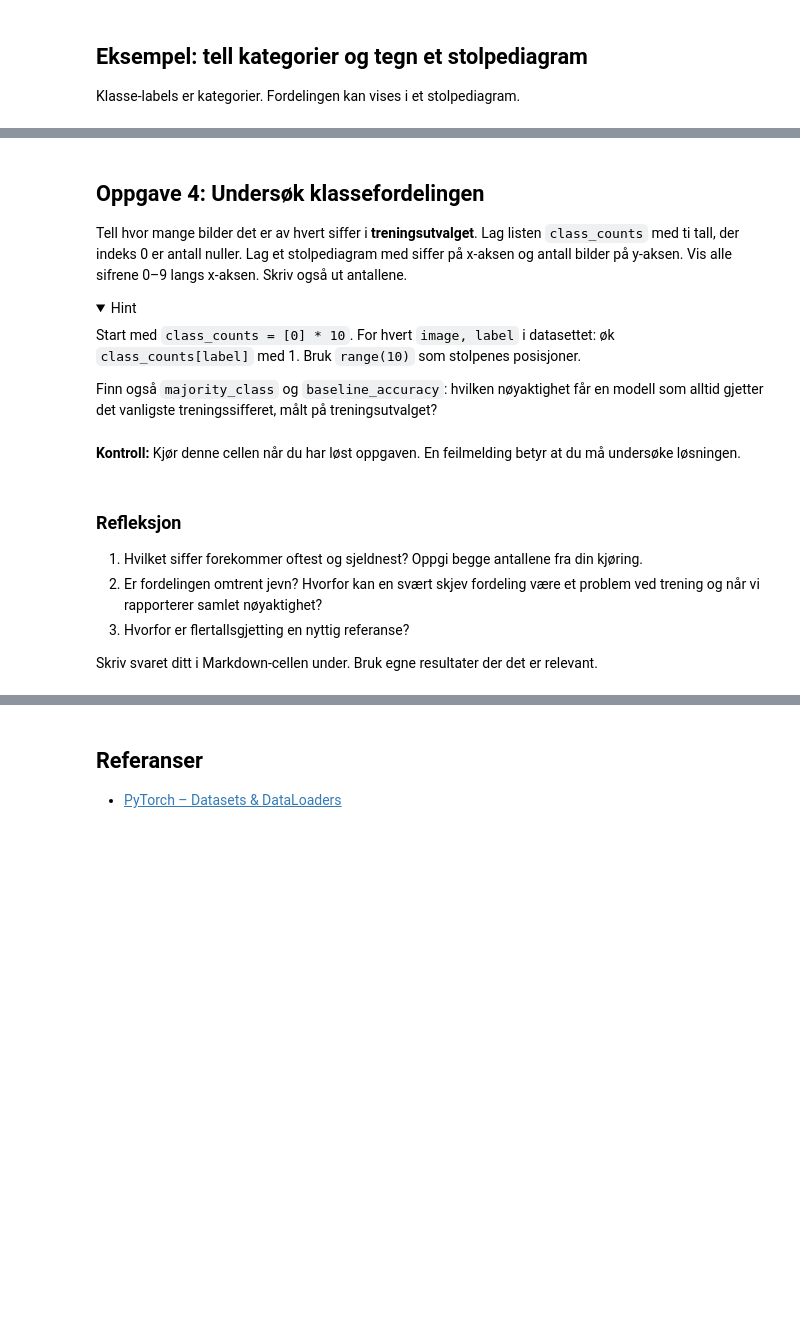
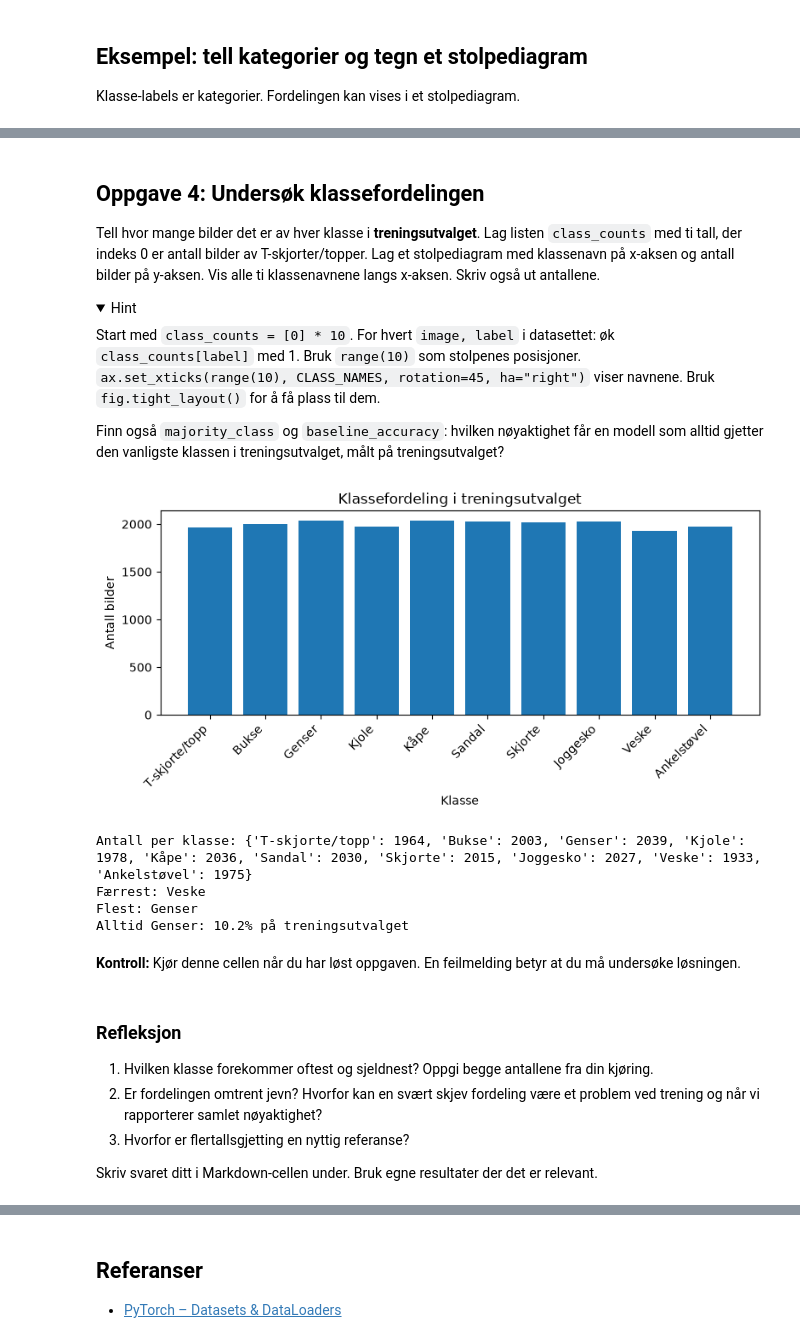
Before and after one commit to namsmann1/ks-pytorch, a Jupyter notebook: solutions/02_bilder.ipynb, the cells around one changed output, grey strips where cells are left out. Cells and saved outputs as stored; diff of their text form; code cells hidden in the pictures; folded sections open; blank space fills up the shorter version.

```diff
--- a/solutions/02_bilder.ipynb
+++ b/solutions/02_bilder.ipynb
@@ -215,37 +258,46 @@ plt.show()
 # %% [markdown]
 ## Oppgave 4: Undersøk klassefordelingen
 
-Tell hvor mange bilder det er av hvert siffer i **treningsutvalget**.
-Lag listen `class_counts` med ti tall, der indeks 0 er antall nuller.
-Lag et stolpediagram med siffer på x-aksen og antall bilder på y-aksen.
-Vis alle sifrene 0–9 langs x-aksen. Skriv også ut antallene.
+Tell hvor mange bilder det er av hver klasse i **treningsutvalget**.
+Lag listen `class_counts` med ti tall, der indeks 0 er antall bilder av T-skjorter/topper.
+Lag et stolpediagram med klassenavn på x-aksen og antall bilder på y-aksen.
+Vis alle ti klassenavnene langs x-aksen. Skriv også ut antallene.
 
 <details>
 <summary>Hint</summary>
 
 Start med `class_counts = [0] * 10`. For hvert `image, label` i datasettet:
 øk `class_counts[label]` med 1. Bruk `range(10)` som stolpenes posisjoner.
+`ax.set_xticks(range(10), CLASS_NAMES, rotation=45, ha="right")` viser navnene.
+Bruk `fig.tight_layout()` for å få plass til dem.
 
 </details>
 
 Finn også `majority_class` og `baseline_accuracy`: hvilken nøyaktighet får
-en modell som alltid gjetter det vanligste treningssifferet, målt på treningsutvalget?
+en modell som alltid gjetter den vanligste klassen i treningsutvalget, målt på treningsutvalget?
 # %%
 class_counts = [0] * 10
 for image, label in train_data:
     class_counts[label] += 1
 fig, ax = plt.subplots(figsize=(8, 4))
 ax.bar(range(10), class_counts)
-ax.set(xlabel="Siffer", ylabel="Antall bilder", title="Klassefordeling i treningsutvalget")
-ax.set_xticks(range(10))
+ax.set(xlabel="Klasse", ylabel="Antall bilder", title="Klassefordeling i treningsutvalget")
+ax.set_xticks(range(10), CLASS_NAMES, rotation=45, ha="right")
+fig.tight_layout()
 plt.show()
-print("Antall per siffer:", dict(enumerate(class_counts)))
-print("Færrest:", min(range(10), key=lambda digit: class_counts[digit]))
-print("Flest:", max(range(10), key=lambda digit: class_counts[digit]))
+print("Antall per klasse:", dict(zip(CLASS_NAMES, class_counts)))
+print("Færrest:", CLASS_NAMES[min(range(10), key=lambda class_index: class_counts[class_index])])
+print("Flest:", CLASS_NAMES[max(range(10), key=lambda class_index: class_counts[class_index])])
 
-majority_class = max(range(10), key=lambda digit: class_counts[digit])
+majority_class = max(range(10), key=lambda class_index: class_counts[class_index])
 baseline_accuracy = class_counts[majority_class] / len(train_data)
-print(f"Alltid {majority_class}: {baseline_accuracy:.1%} på treningsutvalget")
+print(f"Alltid {CLASS_NAMES[majority_class]}: {baseline_accuracy:.1%} på treningsutvalget")
+# %% [output]
+[figure, added]
+Antall per klasse: {'T-skjorte/topp': 1964, 'Bukse': 2003, 'Genser': 2039, 'Kjole': 1978, 'Kåpe': 2036, 'Sandal': 2030, 'Skjorte': 2015, 'Joggesko': 2027, 'Veske': 1933, 'Ankelstøvel': 1975}
+Færrest: Veske
+Flest: Genser
+Alltid Genser: 10.2% på treningsutvalget
 # %% [markdown]
 **Kontroll:** Kjør denne cellen når du har løst oppgaven. En feilmelding betyr at du må undersøke løsningen.
 # %%
@@ -258,7 +310,7 @@ assert baseline_accuracy == max(class_counts) / len(train_data)
 # %% [markdown]
 ### Refleksjon
 
-1. Hvilket siffer forekommer oftest og sjeldnest? Oppgi begge antallene fra din kjøring.
+1. Hvilken klasse forekommer oftest og sjeldnest? Oppgi begge antallene fra din kjøring.
 2. Er fordelingen omtrent jevn? Hvorfor kan en svært skjev fordeling være et problem
 ved trening og når vi rapporterer samlet nøyaktighet?
 3. Hvorfor er flertallsgjetting en nyttig referanse?
```
Also changed, not shown: parts of 16 cells of this notebook, 18 other files.
